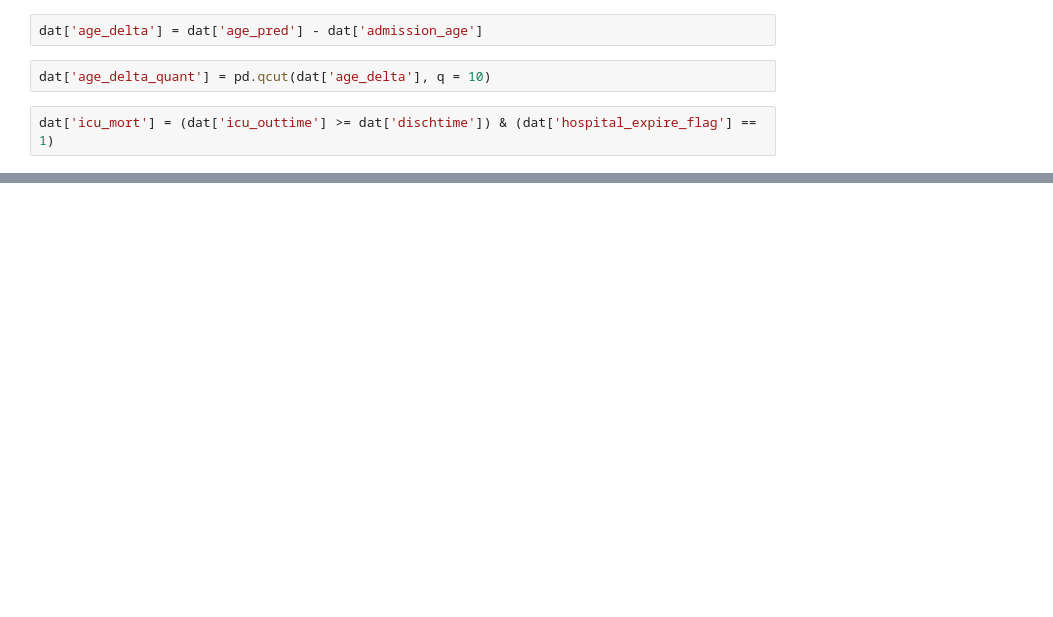
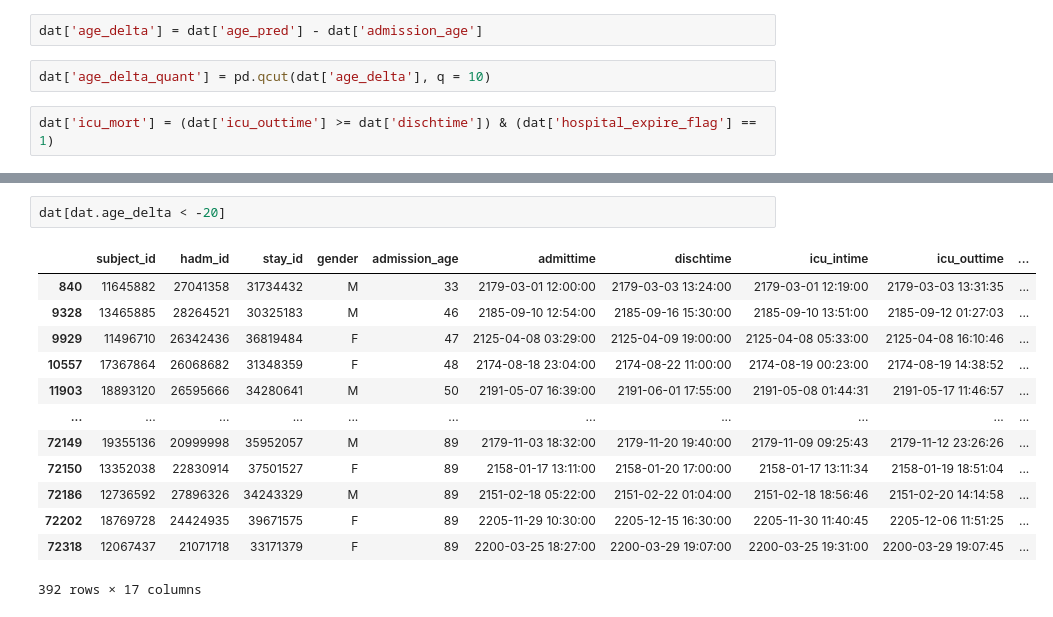
Before and after one commit to ajb5d/ds6050_ecg, a Jupyter notebook: test_age_to_mort.ipynb, the cells around one changed output, grey strips where cells are left out. Drawn from its saved outputs; the diff is of its cells as text; blank space fills up the shorter version.

```diff
--- a/test_age_to_mort.ipynb
+++ b/test_age_to_mort.ipynb
@@ -48,0 +68,16 @@ dat.groupby('age_delta_quant').agg({'hospital_expire_flag': 'mean', 'icu_mort':
+# %%
+dat[dat.age_delta < -20]
+# %% [output]
+|  | subject_id | hadm_id | stay_id | gender | admission_age | admittime | dischtime | icu_intime | icu_outtime | ... |
+| 840 | 11645882 | 27041358 | 31734432 | M | 33 | 2179-03-01 12:00:00 | 2179-03-03 13:24:00 | 2179-03-01 12:19:00 | 2179-03-03 13:31:35 | ... |
+| 9328 | 13465885 | 28264521 | 30325183 | M | 46 | 2185-09-10 12:54:00 | 2185-09-16 15:30:00 | 2185-09-10 13:51:00 | 2185-09-12 01:27:03 | ... |
+| 9929 | 11496710 | 26342436 | 36819484 | F | 47 | 2125-04-08 03:29:00 | 2125-04-09 19:00:00 | 2125-04-08 05:33:00 | 2125-04-08 16:10:46 | ... |
+| 10557 | 17367864 | 26068682 | 31348359 | F | 48 | 2174-08-18 23:04:00 | 2174-08-22 11:00:00 | 2174-08-19 00:23:00 | 2174-08-19 14:38:52 | ... |
+| 11903 | 18893120 | 26595666 | 34280641 | M | 50 | 2191-05-07 16:39:00 | 2191-06-01 17:55:00 | 2191-05-08 01:44:31 | 2191-05-17 11:46:57 | ... |
+| ... | ... | ... | ... | ... | ... | ... | ... | ... | ... | ... |
+| 72149 | 19355136 | 20999998 | 35952057 | M | 89 | 2179-11-03 18:32:00 | 2179-11-20 19:40:00 | 2179-11-09 09:25:43 | 2179-11-12 23:26:26 | ... |
+| 72150 | 13352038 | 22830914 | 37501527 | F | 89 | 2158-01-17 13:11:00 | 2158-01-20 17:00:00 | 2158-01-17 13:11:34 | 2158-01-19 18:51:04 | ... |
+| 72186 | 12736592 | 27896326 | 34243329 | M | 89 | 2151-02-18 05:22:00 | 2151-02-22 01:04:00 | 2151-02-18 18:56:46 | 2151-02-20 14:14:58 | ... |
+| 72202 | 18769728 | 24424935 | 39671575 | F | 89 | 2205-11-29 10:30:00 | 2205-12-15 16:30:00 | 2205-11-30 11:40:45 | 2205-12-06 11:51:25 | ... |
+| 72318 | 12067437 | 21071718 | 33171379 | F | 89 | 2200-03-25 18:27:00 | 2200-03-29 19:07:00 | 2200-03-25 19:31:00 | 2200-03-29 19:07:45 | ... |
+392 rows × 17 columns
```
Also changed, not shown: parts of 4 cells of this notebook, 2 other files.
